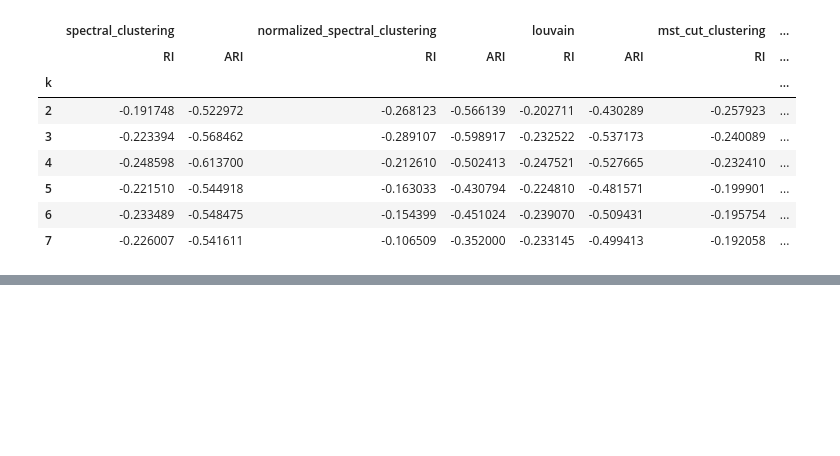
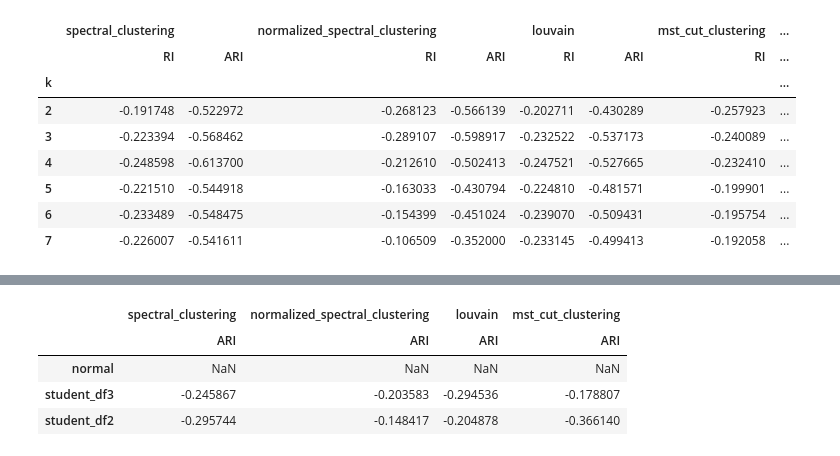
Before and after one commit to orrrrtem/Clustering_uncertainty, a Jupyter notebook: stock_uncertainty.ipynb, the cells around one changed output, grey strips where cells are left out. Drawn from its saved outputs; the diff is of its cells as text; code cells hidden in the pictures; blank space fills up the shorter version.

```diff
--- a/stock_uncertainty.ipynb
+++ b/stock_uncertainty.ipynb
@@ -322,0 +335,8 @@ metrics_per_k[3]
+# %%
+metrics_per_k[7].T.diff()
+# %% [output]
+|  | spectral_clustering | normalized_spectral_clustering | louvain | mst_cut_clustering |
+|  | ARI | ARI | ARI | ARI |
+| normal | NaN | NaN | NaN | NaN |
+| student_df3 | -0.245867 | -0.203583 | -0.294536 | -0.178807 |
+| student_df2 | -0.295744 | -0.148417 | -0.204878 | -0.366140 |
```
Also changed, not shown: parts of 10 cells of this notebook, 10 other files.
